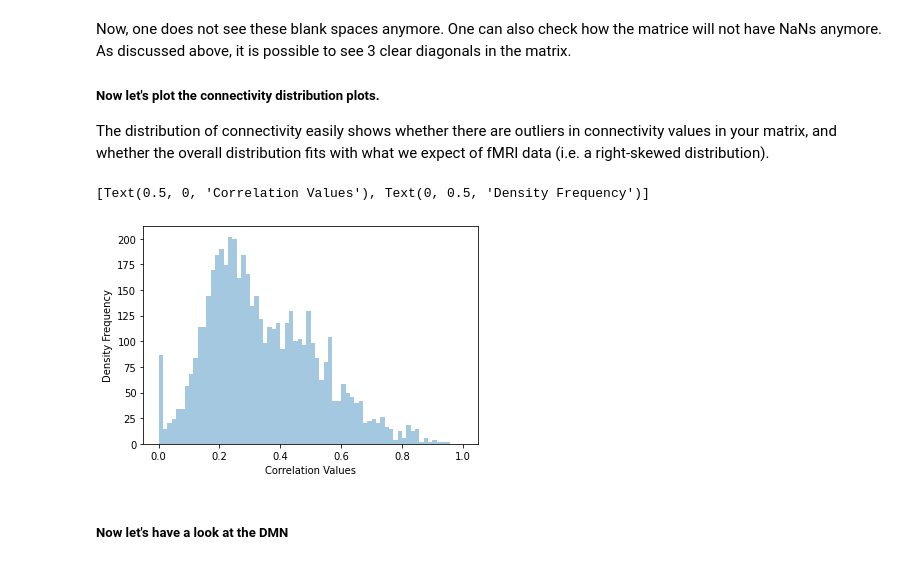
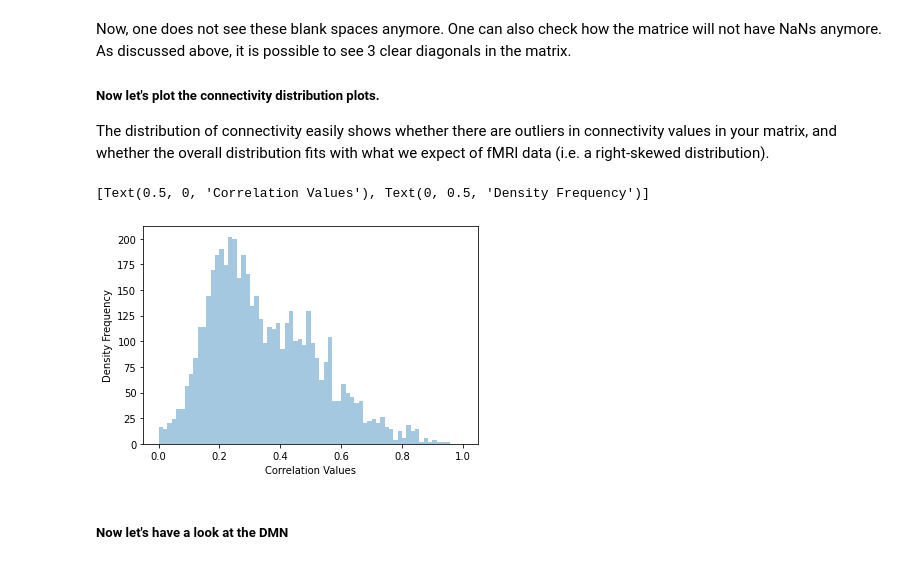
Before and after one commit to multinetlab-amsterdam/data_preprocessing, a Jupyter notebook: fMRI/fMRI_Tutorial/DataCheck.ipynb, the cells around one changed output. Cells and saved outputs as stored; diff of their text form; code cells hidden in the pictures.

```diff
--- a/fMRI_Tutorial/DataCheck.ipynb
+++ b/fMRI/fMRI_Tutorial/DataCheck.ipynb
@@ -93,15 +93,15 @@ The distribution of connectivity easily shows whether there are outliers in conn
 # %%
 # Connectivity distribution plot
 bins=np.arange(np.sqrt(len(np.concatenate(matdropped.values))))
 bins = (bins - np.min(bins))/np.ptp(bins)
 
 # Distribution of raw weights
-np.fill_diagonal(matdropped.values, 0) # Send to 0 to remove outliers
+np.fill_diagonal(matdropped.values, np.nan) # Send to NaN to remove outliers (i.e. diagonal values)
 rawdist = sns.distplot(matdropped.values.flatten(), bins=bins, kde=False)
 rawdist.set(xlabel='Correlation Values', ylabel = 'Density Frequency')
 # %% [output]
 [Text(0.5, 0, 'Correlation Values'), Text(0, 0.5, 'Density Frequency')]
-[figure, old version]
+[figure, new version]
 # %% [markdown]
 ##### Now let's have a look at the DMN
 # %%
```
Also changed, not shown: parts of 4 cells of this notebook, 6 other files.
